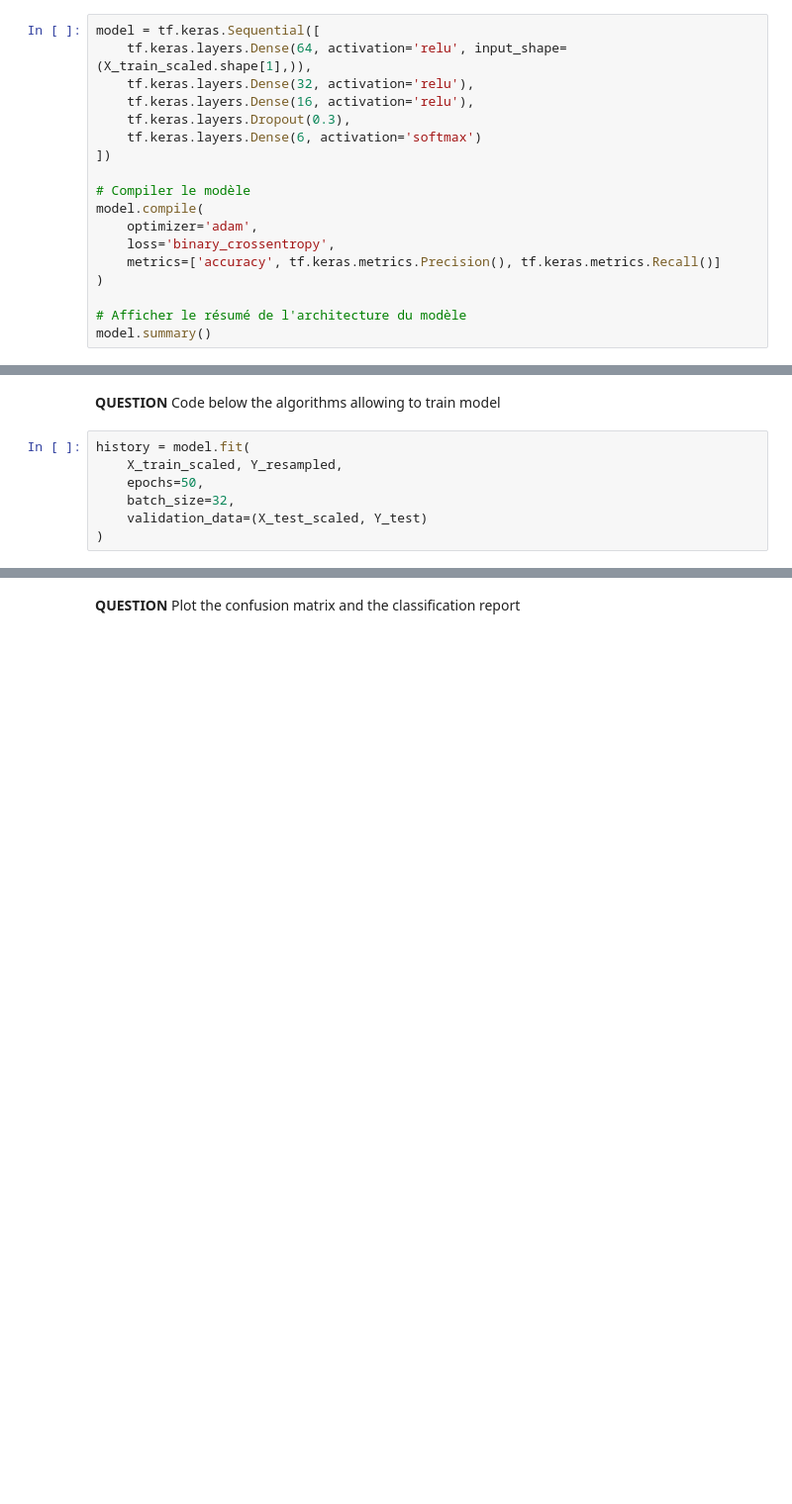
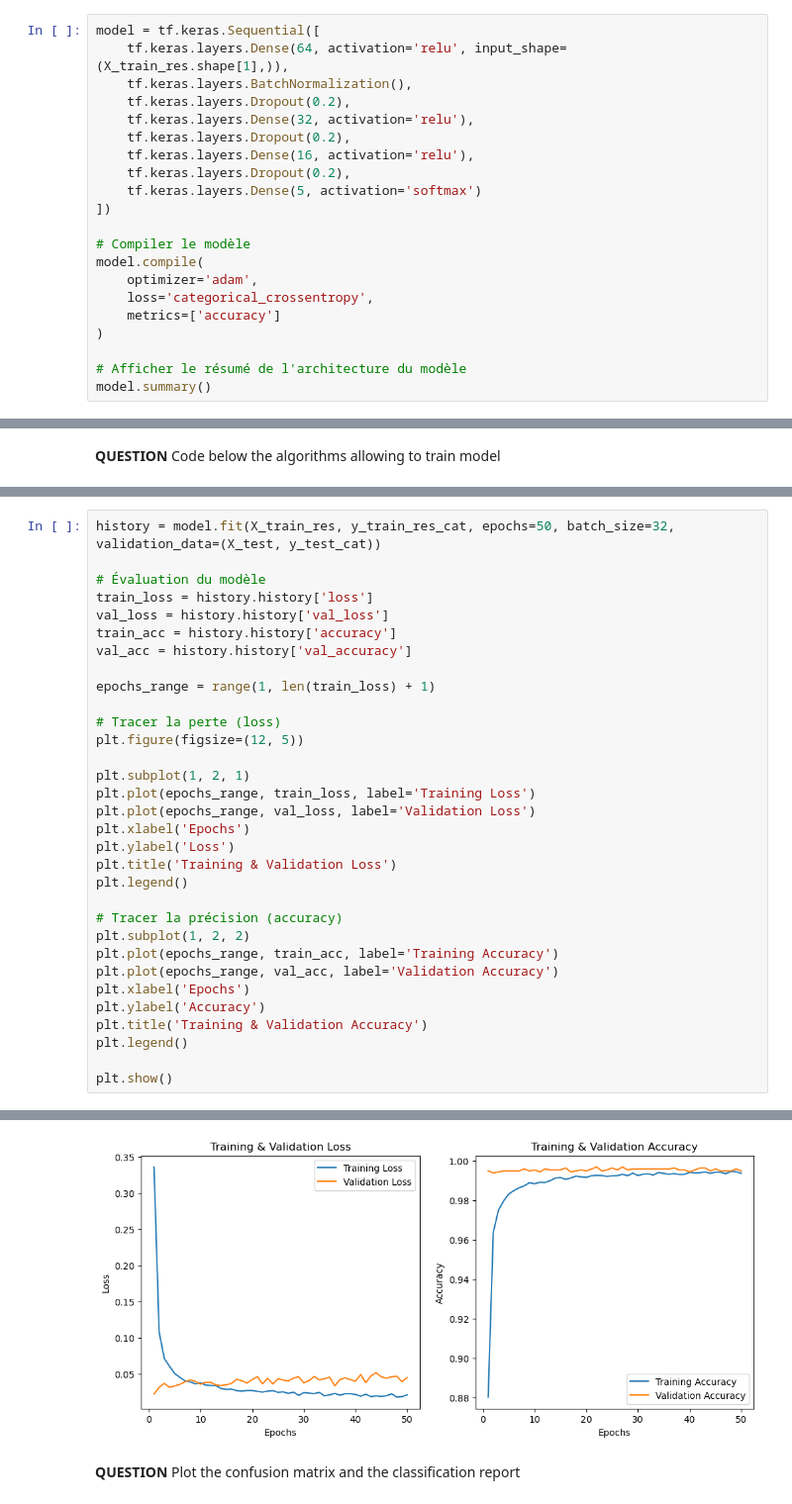
Before and after one commit to rosecymbler/IAEmbarquee, a Jupyter notebook: TP_IA_EMBARQUEE.ipynb, the cells around one changed output, grey strips where cells are left out. Shown: that part at 99% size. Cells and saved outputs as stored; diff of their text form; blank space fills up the shorter version.

```diff
--- a/TP_IA_EMBARQUEE.ipynb
+++ b/TP_IA_EMBARQUEE.ipynb
@@ -518,18 +528,21 @@ Name: count, dtype: int64
 **TIP:** It could be interesting to keep it the same as before
 # %%
 model = tf.keras.Sequential([
-    tf.keras.layers.Dense(64, activation='relu', input_shape=(X_train_scaled.shape[1],)),
+    tf.keras.layers.Dense(64, activation='relu', input_shape=(X_train_res.shape[1],)),
+    tf.keras.layers.BatchNormalization(),
+    tf.keras.layers.Dropout(0.2),
     tf.keras.layers.Dense(32, activation='relu'),
+    tf.keras.layers.Dropout(0.2),
     tf.keras.layers.Dense(16, activation='relu'),
-    tf.keras.layers.Dropout(0.3),
-    tf.keras.layers.Dense(6, activation='softmax')
+    tf.keras.layers.Dropout(0.2),
+    tf.keras.layers.Dense(5, activation='softmax')
 ])
 
 # Compiler le modèle
 model.compile(
     optimizer='adam',
-    loss='binary_crossentropy',
-    metrics=['accuracy', tf.keras.metrics.Precision(), tf.keras.metrics.Recall()]
+    loss='categorical_crossentropy',
+    metrics=['accuracy']
 )
 
 # Afficher le résumé de l'architecture du modèle
@@ -555,9 +575,2 @@ Model: "sequential_25"
 # %% [markdown]
 **QUESTION** Code below the algorithms allowing to train model
-# %%
-history = model.fit(
-    X_train_scaled, Y_resampled,
-    epochs=50,
-    batch_size=32,
-    validation_data=(X_test_scaled, Y_test)
-)
@@ -569,0 +577,33 @@ Input 0 of layer "dense_100" is incompatible with the layer: expected axis -1 of
+# %%
+history = model.fit(X_train_res, y_train_res_cat, epochs=50, batch_size=32, validation_data=(X_test, y_test_cat))
+
+# Évaluation du modèle
+train_loss = history.history['loss']
+val_loss = history.history['val_loss']
+train_acc = history.history['accuracy']
+val_acc = history.history['val_accuracy']
+
+epochs_range = range(1, len(train_loss) + 1)
+
+# Tracer la perte (loss)
+plt.figure(figsize=(12, 5))
+
+plt.subplot(1, 2, 1)
+plt.plot(epochs_range, train_loss, label='Training Loss')
+plt.plot(epochs_range, val_loss, label='Validation Loss')
+plt.xlabel('Epochs')
+plt.ylabel('Loss')
+plt.title('Training & Validation Loss')
+plt.legend()
+
+# Tracer la précision (accuracy)
+plt.subplot(1, 2, 2)
+plt.plot(epochs_range, train_acc, label='Training Accuracy')
+plt.plot(epochs_range, val_acc, label='Validation Accuracy')
+plt.xlabel('Epochs')
+plt.ylabel('Accuracy')
+plt.title('Training & Validation Accuracy')
+plt.legend()
+
+plt.show()
+# %% [output]
@@ -570,2 +627,3 @@ Input 0 of layer "dense_100" is incompatible with the layer: expected axis -1 of
+[figure, added]
 # %% [markdown]
 **QUESTION** Plot the confusion matrix and the classification report
```
Also changed, not shown: parts of 13 cells of this notebook.
